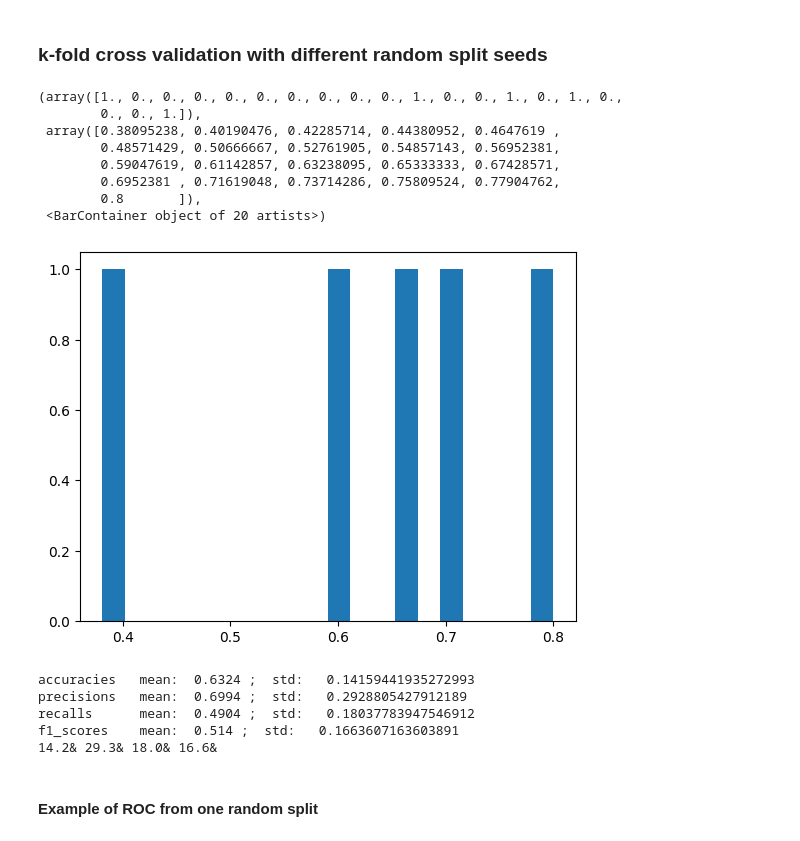
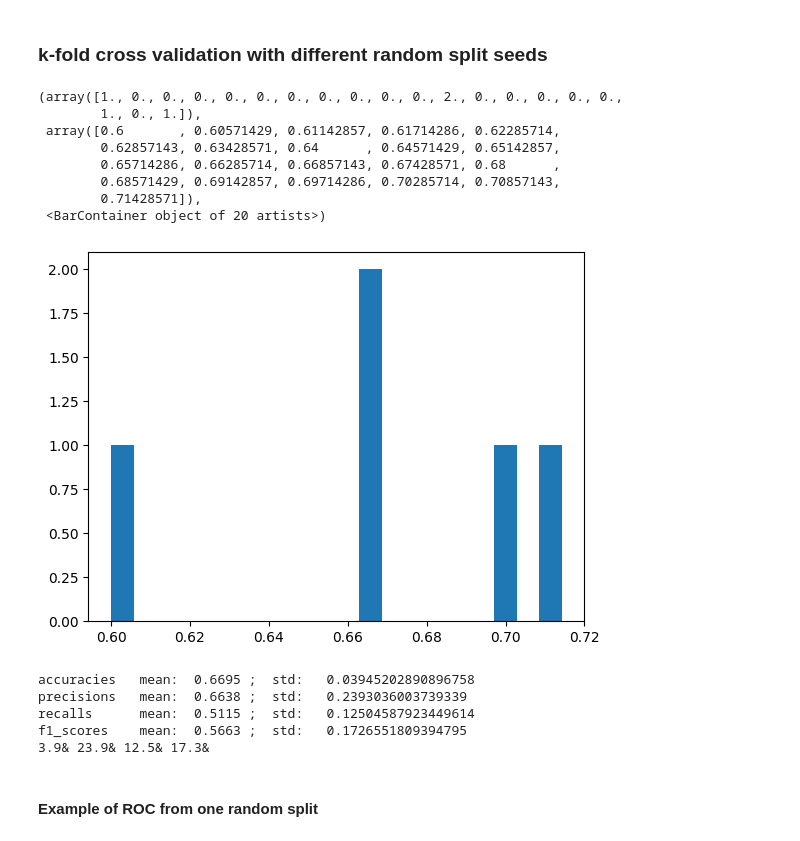
Before and after one commit to Falk0/AIA, a Jupyter notebook: PD_classification_Varalakshmi.ipynb, the cells around one changed output. Cells and saved outputs as stored; diff of their text form; code cells hidden in the pictures.

Commit message:
group split now working

```diff
--- a/PD_classification_Varalakshmi.ipynb
+++ b/PD_classification_Varalakshmi.ipynb
@@ -261,27 +261,28 @@ from sklearn.discriminant_analysis import QuadraticDiscriminantAnalysis
 from sklearn.neighbors import KNeighborsClassifier
 from sklearn.metrics import make_scorer, accuracy_score, precision_score, recall_score, f1_score, roc_curve, auc, precision_recall_curve
 from sklearn.model_selection import GroupKFold
-from sklearn.utils import shuffle
+from sklearn.model_selection import GroupShuffleSplit
 
 
 pd = []
 healthy = []
-groups = []
+groups_pd = []
+groups_healthy = []
 
 # Create lists for splitting with groups, makes sure that same patient doesnt end up in train and test set
 for name in df:
        if len(df[name]['dist2']) > 800:
-           groups.append(int(name[1:3]))
            if 'PE' in name:
                  pd.append(name)
+                 groups_pd.append(int(name[1:3]))
            else:
                  healthy.append(name)
-
+                 groups_healthy.append(int(name[1:3]))
 
 
 X = np.array(pd + healthy)
 Y = np.array([1] * len(pd) + [0] * len(healthy))
-
+groups = np.array(groups_pd + groups_healthy)
 
 # Number of folds
 k = 5
@@ -292,62 +293,65 @@ precisions = []
 recalls = []
 f1_scores = []
 
+X = np.array(X)
+Y = np.array(Y)
 
 model = LogisticRegression()
 
-
 gkf = GroupKFold(n_splits=k)
 
+group_kfold = GroupKFold(n_splits=5)
+group_kfold.get_n_splits(X, Y, groups)
+
+for i, (train_index, test_index) in enumerate(group_kfold.split(X, Y, groups)):
 
 
-for train_index, test_index in gkf.split(X, Y, groups):     # Split data into training and test sets
         X_train, X_test = X[train_index], X[test_index]
         y_train, y_test = Y[train_index], Y[test_index]
 
         X_train_data = []
         X_test_data = []
-
 
         for name in X_train:
                 x = np.std([i-j for i, j in zip(df[name]['dist2'][sd:ed], df[name]['dist2_filtered'][sd:ed])])
                 y = np.std([i-j for i, j in zip(df[name]['dist2'][sa:ea], df[name]['dist2_filtered2'][sa:ea])])
                 X_train_data.append([x, y])
 
         for name in X_test:
                 x = np.std([i-j for i, j in zip(df[name]['dist2'][sd:ed], df[name]['dist2_filtered'][sd:ed])])
                 y = np.std([i-j for i, j in zip(df[name]['dist2'][sa:ea], df[name]['dist2_filtered2'][sa:ea])])
                 X_test_data.append([x, y])
 
 
 
         # Fit the model
         model.fit(X_train_data, y_train)
 
 
         # Predict on the test set
         y_pred = model.predict(X_test_data)
         y_pred_prob = model.predict_proba(X_test_data)
 
 
         # Calculate and store the results
         accuracies.append(accuracy_score(y_test, y_pred))
         precisions.append(precision_score(y_test, y_pred))
         recalls.append(recall_score(y_test, y_pred))
         f1_scores.append(f1_score(y_test, y_pred))
 
 
 
 plt.hist(accuracies, bins=20)
 # %% [output]
-(array([1., 0., 0., 0., 0., 0., 0., 0., 0., 0., 1., 0., 0., 1., 0., 1., 0.,
-        0., 0., 1.]),
- array([0.38095238, 0.40190476, 0.42285714, 0.44380952, 0.4647619 ,
-        0.48571429, 0.50666667, 0.52761905, 0.54857143, 0.56952381,
-        0.59047619, 0.61142857, 0.63238095, 0.65333333, 0.67428571,
-        0.6952381 , 0.71619048, 0.73714286, 0.75809524, 0.77904762,
-        0.8       ]),
+(array([1., 0., 0., 0., 0., 0., 0., 0., 0., 0., 0., 2., 0., 0., 0., 0., 0.,
+        1., 0., 1.]),
+ array([0.6       , 0.60571429, 0.61142857, 0.61714286, 0.62285714,
+        0.62857143, 0.63428571, 0.64      , 0.64571429, 0.65142857,
+        0.65714286, 0.66285714, 0.66857143, 0.67428571, 0.68      ,
+        0.68571429, 0.69142857, 0.69714286, 0.70285714, 0.70857143,
+        0.71428571]),
  <BarContainer object of 20 artists>)
-[figure, old version]
+[figure, new version]
 # %%
 print('accuracies   mean: ', round(np.mean(accuracies), 4), ';  std:  ', np.std(accuracies))
 print('precisions   mean: ', round(np.mean(precisions), 4), ';  std:  ', np.std(precisions))
@@ -358,11 +362,11 @@ for i in [accuracies, precisions, recalls, f1_scores]:
     print(round(np.std(i)*100, 1), end='')
     print('& ', end='')
 # %% [output]
-accuracies   mean:  0.6324 ;  std:   0.14159441935272993
-precisions   mean:  0.6994 ;  std:   0.2928805427912189
-recalls      mean:  0.4904 ;  std:   0.18037783947546912
-f1_scores    mean:  0.514 ;  std:   0.1663607163603891
-14.2& 29.3& 18.0& 16.6&
+accuracies   mean:  0.6695 ;  std:   0.03945202890896758
+precisions   mean:  0.6638 ;  std:   0.2393036003739339
+recalls      mean:  0.5115 ;  std:   0.12504587923449614
+f1_scores    mean:  0.5663 ;  std:   0.1726551809394795
+3.9& 23.9& 12.5& 17.3&
 # %% [markdown]
 #### Example of ROC from one random split
 # %%
```
Also changed, not shown: parts of 1 cell of this notebook, 1 other file.
